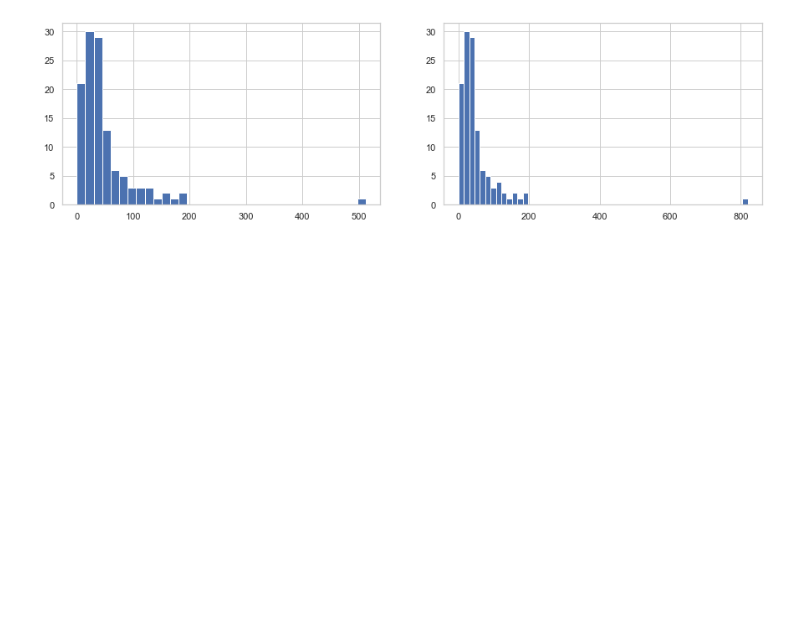
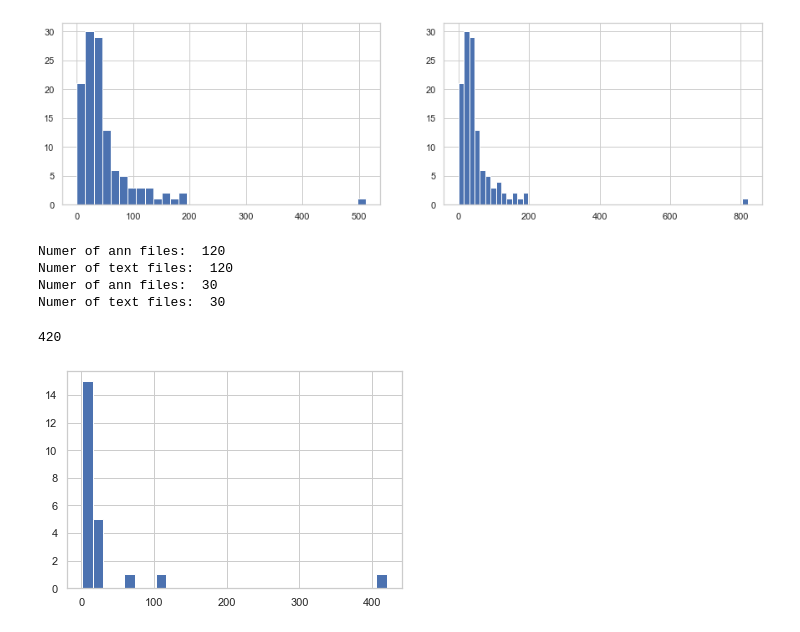
Before and after one commit to aishwaryajadhav/Chemical-Patent-Reaction-Extraction, a Jupyter notebook: Analysis.ipynb, the cells around one changed output. Cells and saved outputs as stored; diff of their text form; code cells hidden in the pictures; blank space fills up the shorter version.

```diff
--- a/Analysis.ipynb
+++ b/Analysis.ipynb
@@ -225,0 +231,19 @@ visualize(train_reactions_per_document, bins = 'auto')
+# %%
+def getFiles(path):
+    all_files = os.listdir(path)
+    text_files = [f for f in all_files if f[-3:]=='txt']
+    ann_files = [f for f in all_files if f[-3:]=='ann']
+    print("Numer of ann files: ", len(ann_files))
+    print("Numer of text files: ", len(text_files))
+    return text_files, ann_files
+# %%
+cv_path = "C:\\Users\\meais\\Documents\\CMU\\Independent Study\\ReactionExtraction\\data\\dev\\"
+train_path = "C:\\Users\\meais\\Documents\\CMU\\Independent Study\\ReactionExtraction\\data\\train\\"
+# %%
+train_text_files, train_ann_files = getFiles(train_path)
+dev_text_files, dev_ann_files = getFiles(cv_path)
+# %% [output]
+Numer of ann files:  120
+Numer of text files:  120
+Numer of ann files:  30
+Numer of text files:  30
@@ -225,0 +315,9 @@ visualize(train_reactions_per_document, bins = 'auto')
+# %%
+half_para_char_cnt, non_reaction_char_cnt, reaction_char_count, half_paras_per_doc = get_half_para_stats(train_path, train_text_files, train_ann_files)
+# %%
+# Number of partial raction paras per document
+print(max(half_paras_per_doc))
+_,_,_ = plt.hist([v for v in half_paras_per_doc if v > 0],bins = 'auto')
+# %% [output]
+420
+[figure, added]
```
Also changed, not shown: parts of 7 cells of this notebook, 3 other files.
